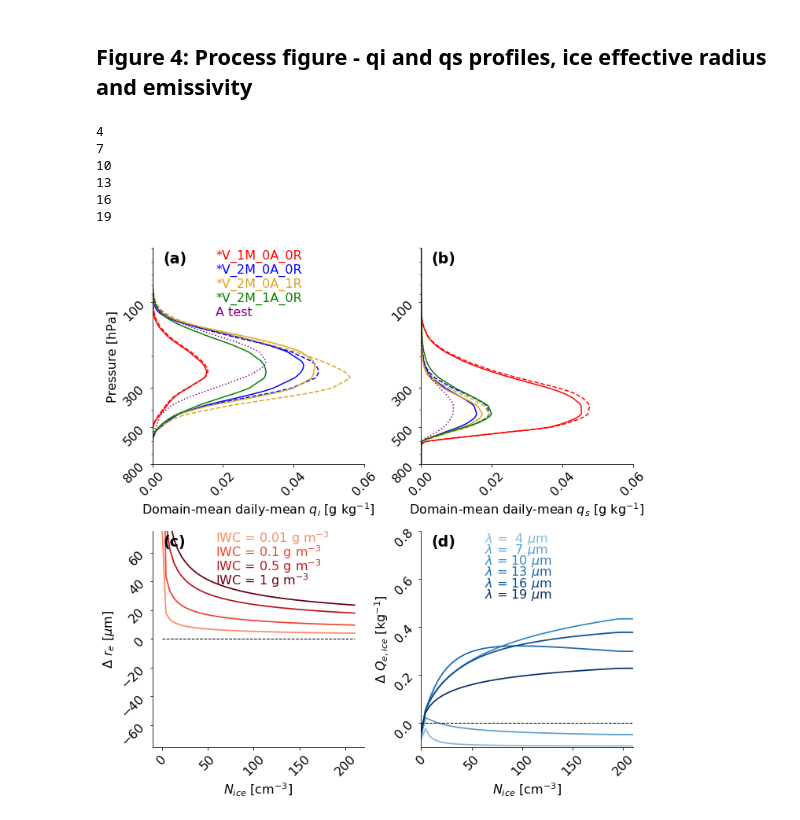
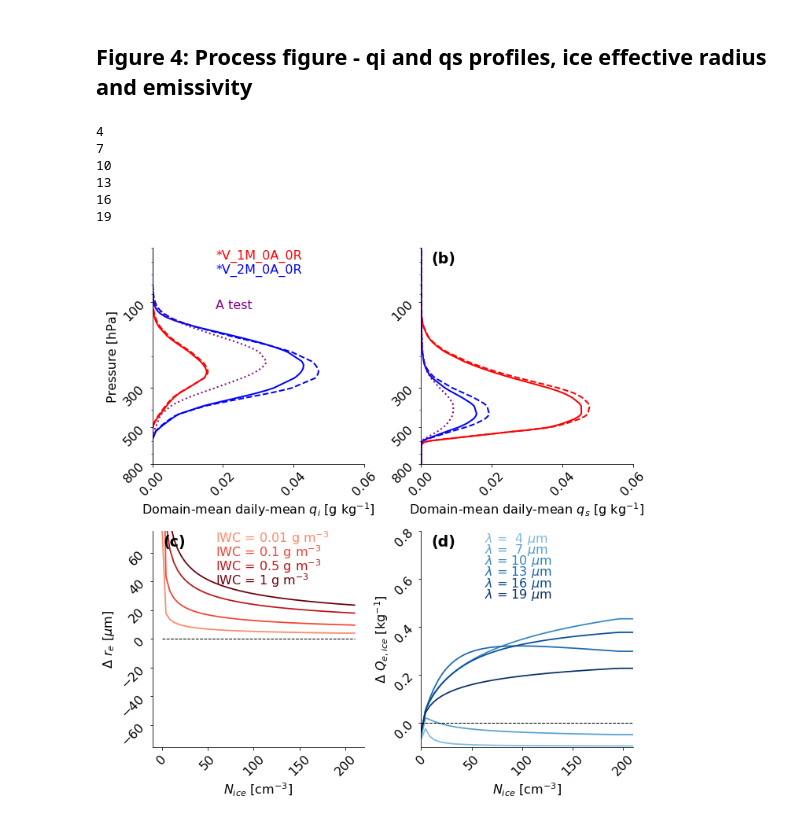
Before and after one commit to sylviasullivan/ice-microp-rad, a Jupyter notebook: Figures_article1.ipynb, the cells around one changed output. Cells and saved outputs as stored; diff of their text form; code cells hidden in the pictures.

```diff
--- a/Figures_article1.ipynb
+++ b/Figures_article1.ipynb
@@ -383,8 +424,8 @@ fig.savefig('./output/2-olr-comparison.pdf',bbox_inches='tight')
 # Load the simulation heating rate profiles.
 sims = ['1mom', 'no2mom', 'novgrid', '2mom', 'radnovgrid', 'rad2mom', 'PDA'] #, 'Atest'
 #sims = ['1mom', 'no2mom', 'novgrid', '2mom', 'radnovgrid', 'PDA', 'rad2mom']
-#acronym = ['*V_1M_0A_0R', '', '*V_2M_0A_0R', '', '*V_2M_0A_1R', '', '*V_2M_1A_0R']
-acronym = ['Simulations 1-2', '', 'Simulation 3', '', 'Simulation 4', '', 'Simulation 5']
+acronym = ['*V_1M_0A_0R', '', '*V_2M_0A_0R', '', '*V_2M_0A_1R', '', '*V_2M_1A_0R']
+#acronym = ['Simulations 1-2', '', 'Simulation 3', '', 'Simulation 4', '', 'Simulation 5']
 H = np.zeros((len(sims)+2, 120))
 
 # Load the pressure levels
@@ -525,16 +566,17 @@ for ci in cubic_interp:
 fs = 16
 fig, ax = plt.subplots(nrows=2,ncols=2,figsize=(10,10))
 for j, ice, snow, a in zip(np.arange(len(sims)), QI, QS, acronym):
-    ax[0,0].plot(ice*1000, pl/100, ls = stil[j], color=farbe[j])
-    ax[0,1].plot(snow*1000, pl/100, ls = stil[j], color=farbe[j])
-    if a != 'A test':
+    if j < 4 or j == 7:
+        ax[0,0].plot(ice*1000, pl/100, linewidth=2, ls = stil[j], color=farbe[j])
+        ax[0,1].plot(snow*1000, pl/100, linewidth = 2, ls = stil[j], color=farbe[j])
+    #if a != 'A test':
         ax[0,0].text(0.3, 0.95-j*0.033, a, color=farbe[j], fontsize=fs, transform=ax[0,0].transAxes)
-    else:
-        ax[0,0].text(0.3, 0.95-(j+1)*0.033, a, color=farbe[j], fontsize=fs, transform=ax[0,0].transAxes)
+    #else:
+    #    ax[0,0].text(0.3, 0.95-(j+1)*0.033, a, color=farbe[j], fontsize=fs, transform=ax[0,0].transAxes)
 
 ax[0,0].set_xlim([0,0.06])
 ax[0,0].set_xlabel(r'Domain-mean daily-mean $q_i$ [g kg$^{-1}$]',fontsize=fs)
-ax[0,0].text(0.05,0.93,'(a)',fontsize=fs+3,weight='bold',transform=ax[0,0].transAxes)
+#ax[0,0].text(0.05,0.93,'(a)',fontsize=fs+3,weight='bold',transform=ax[0,0].transAxes)
 sexy_axes2(ax[0,0], fs, True)
 
 ax[0,1].set_xlim([0,0.06])
@@ -553,32 +595,32 @@ ax[1,0].plot([0,210],[0,0],linewidth=1,linestyle='--',color='k')
 ax[1,0].set_ylim([-75,75])
 ax[1,0].set_xlabel(r'$N_{ice}$ [cm$^{-3}$]',fontsize=fs)
 ax[1,0].set_ylabel('$\Delta$ $r_e$ [$\mu$m]',fontsize=fs)
 ax[1,0].text(0.05,0.93,'(c)',fontsize=fs+3,weight='bold',transform=ax[1,0].transAxes)
 sexy_axes(ax[1,0],fs)
 
 cmapz = cm.Blues(np.linspace(0,1,len(wavel_sub)+4))
 for i, wl in enumerate(wavel_sub):
     print(wl)
     ax[1,1].plot(N, kappa_new[i]-kappa_old[i], linewidth=1.75, color=cmapz[i+4])
     #ax[1,1].plot(N, kappa_old[i], linestyle='--', linewidth=1.75, color=cmapz[i+4])
     ax[1,1].text(0.3,0.95-i*0.052, r'$\lambda$ =' + '{0:3.0f}'.format(wl)+r' $\mu$m', color=cmapz[i+4],
                 transform=ax[1,1].transAxes, fontsize=fs)
 
 ax[1,1].plot([0,210],[0,0],linewidth=1,linestyle='--',color='k')
 ax[1,1].set_xlim([0,210])
 ax[1,1].set_ylim([-0.1,0.8])
 ax[1,1].set_xlabel(r'$N_{ice}$ [cm$^{-3}$]',fontsize=fs)
 ax[1,1].set_ylabel(r'$\Delta$ $Q_{e, ice}$ [kg$^{-1}$]',fontsize=fs)
 ax[1,1].text(0.05,0.93,'(d)',fontsize=fs+3,weight='bold',transform=ax[1,1].transAxes)
 sexy_axes(ax[1,1],fs)
 
 fig.tight_layout()
-#fig.savefig('./output/2-qi-qs-reff-emiss.pdf',bbox_inches='tight')
+fig.savefig('./output/4-qi-qs-reff-emiss-1.pdf',bbox_inches='tight')
 # %% [output]
 4
 7
 10
 13
 16
 19
-[figure, old version]
+[figure, new version]
```
Also changed, not shown: parts of 2 cells of this notebook, 10 other files.
